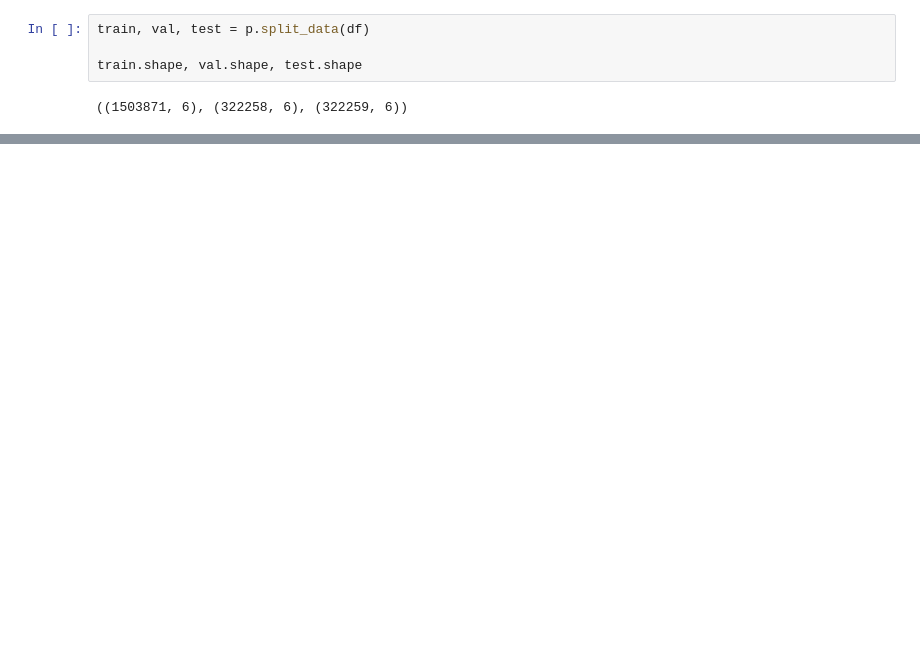
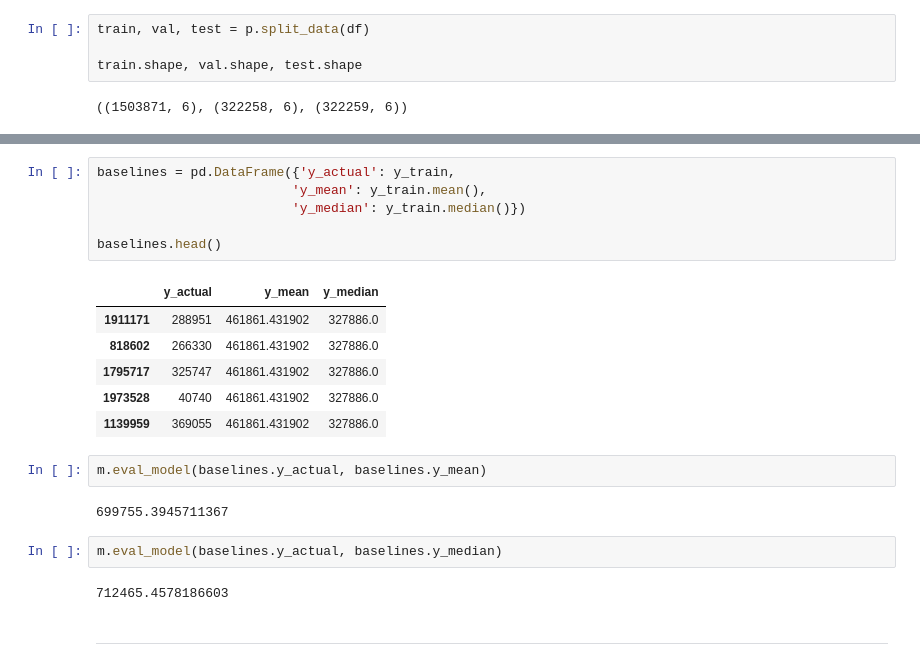
Before and after one commit to Msalazar2/regression-exercises, a Jupyter notebook: modeling.ipynb, the cells around one changed output, grey strips where cells are left out. Saved outputs shown, nothing was run; the diff lists cells and outputs as text; blank space fills up the shorter version.

```diff
--- a/modeling.ipynb
+++ b/modeling.ipynb
@@ -75,0 +85,23 @@ NameError: name 'scale_data' is not defined
+# %%
+baselines = pd.DataFrame({'y_actual': y_train,
+                         'y_mean': y_train.mean(),
+                         'y_median': y_train.median()})
+
+baselines.head()
+# %% [output]
+|  | y_actual | y_mean | y_median |
+| 1911171 | 288951 | 461861.431902 | 327886.0 |
+| 818602 | 266330 | 461861.431902 | 327886.0 |
+| 1795717 | 325747 | 461861.431902 | 327886.0 |
+| 1973528 | 40740 | 461861.431902 | 327886.0 |
+| 1139959 | 369055 | 461861.431902 | 327886.0 |
+# %%
+m.eval_model(baselines.y_actual, baselines.y_mean)
+# %% [output]
+699755.3945711367
+# %%
+m.eval_model(baselines.y_actual, baselines.y_median)
+# %% [output]
+712465.4578186603
+# %% [markdown]
+---
```
Also changed, not shown: parts of 25 cells of this notebook, 2 other files.
